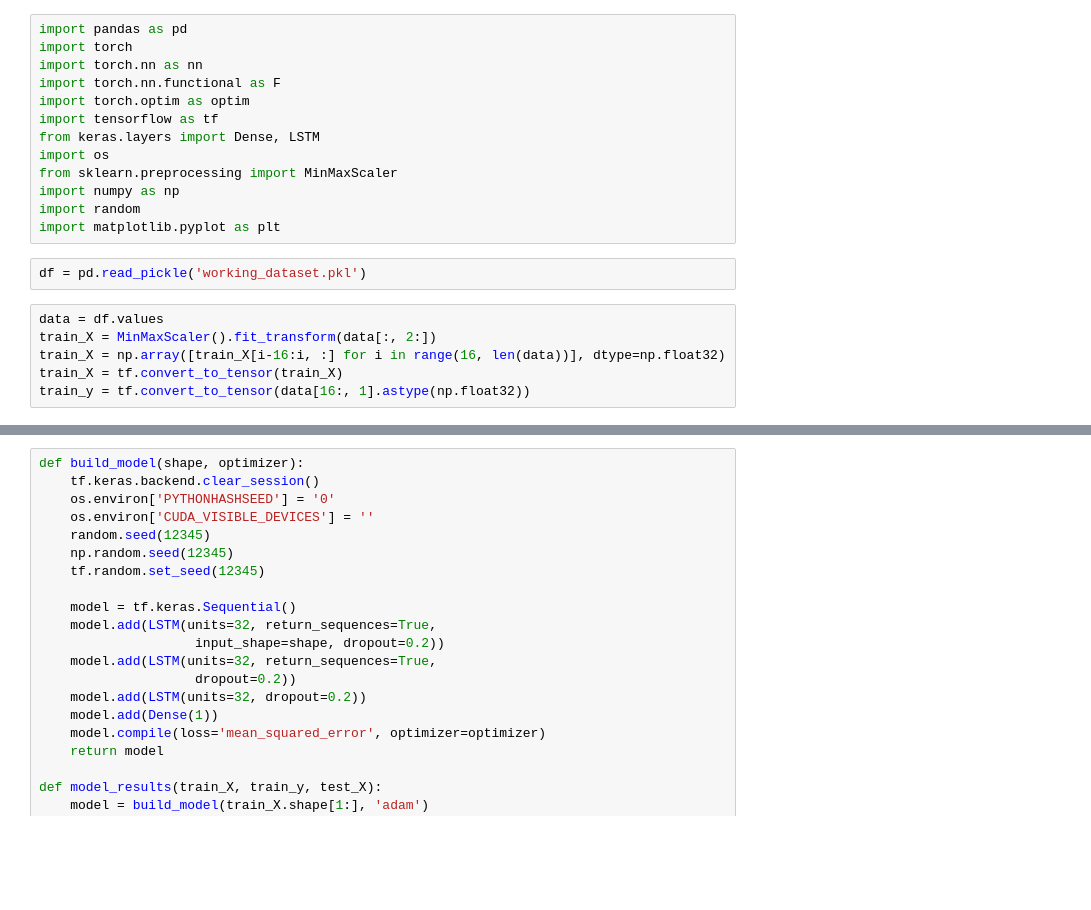
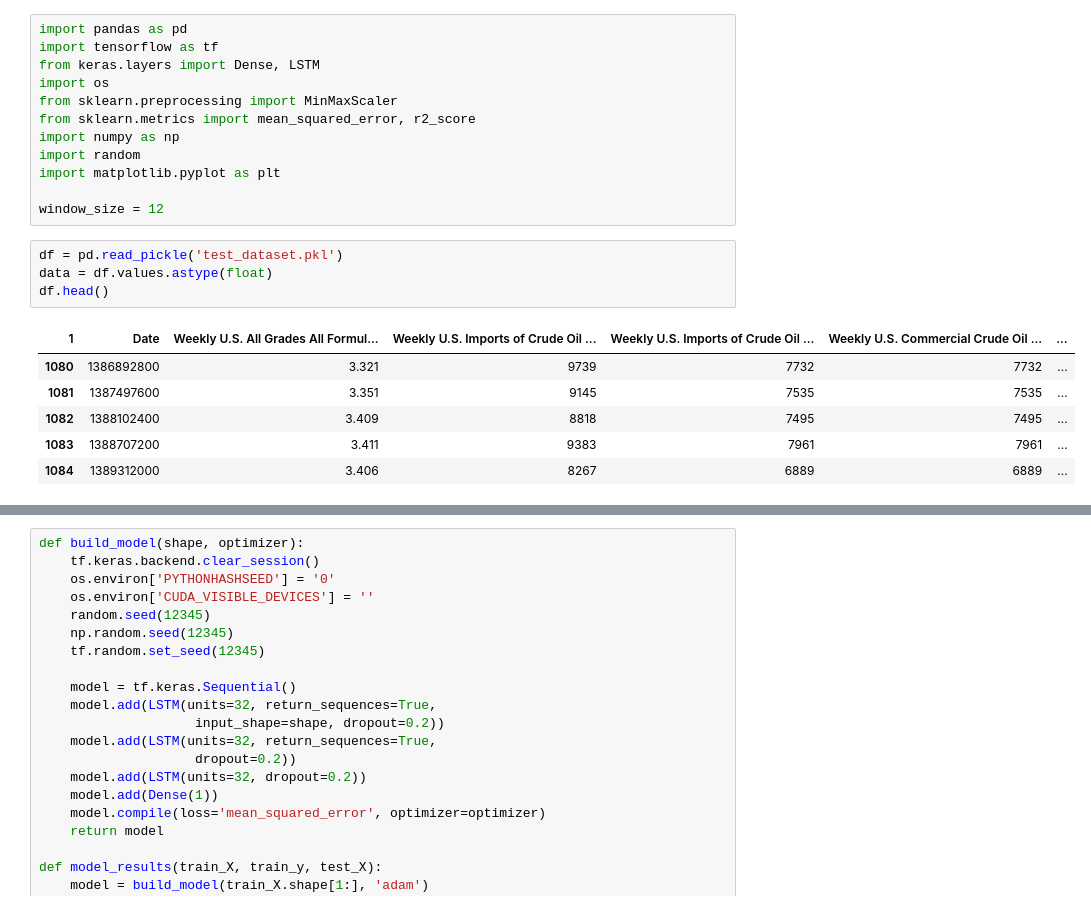
Before and after one commit to vanity-lost/Gasoline-Price-Prediction, a Jupyter notebook: tf_test.ipynb, the cells around one changed output, grey strips where cells are left out. Drawn from its saved outputs; the diff is of its cells as text; blank space fills up the shorter version.

```diff
--- a/tf_test.ipynb
+++ b/tf_test.ipynb
@@ -1,21 +1,23 @@
 # %%
 import pandas as pd
-import torch
-import torch.nn as nn
-import torch.nn.functional as F
-import torch.optim as optim
 import tensorflow as tf
 from keras.layers import Dense, LSTM
 import os
 from sklearn.preprocessing import MinMaxScaler
+from sklearn.metrics import mean_squared_error, r2_score
 import numpy as np
 import random
 import matplotlib.pyplot as plt
+
+window_size = 12
 # %%
-df = pd.read_pickle('working_dataset.pkl')
+df = pd.read_pickle('test_dataset.pkl')
+data = df.values.astype(float)
+df.head()
+# %% [output]
+| 1 | Date | Weekly U.S. All Grades All Formul... | Weekly U.S. Imports of Crude Oil ... | Weekly U.S. Imports of Crude Oil ... | Weekly U.S. Commercial Crude Oil ... | ... |
+| 1080 | 1386892800 | 3.321 | 9739 | 7732 | 7732 | ... |
+| 1081 | 1387497600 | 3.351 | 9145 | 7535 | 7535 | ... |
+| 1082 | 1388102400 | 3.409 | 8818 | 7495 | 7495 | ... |
+| 1083 | 1388707200 | 3.411 | 9383 | 7961 | 7961 | ... |
+| 1084 | 1389312000 | 3.406 | 8267 | 6889 | 6889 | ... |
-# %%
-data = df.values
-train_X = MinMaxScaler().fit_transform(data[:, 2:])
-train_X = np.array([train_X[i-16:i, :] for i in range(16, len(data))], dtype=np.float32)
-train_X = tf.convert_to_tensor(train_X)
-train_y = tf.convert_to_tensor(data[16:, 1].astype(np.float32))
```
Also changed, not shown: parts of 5 cells of this notebook, 1 other file.
